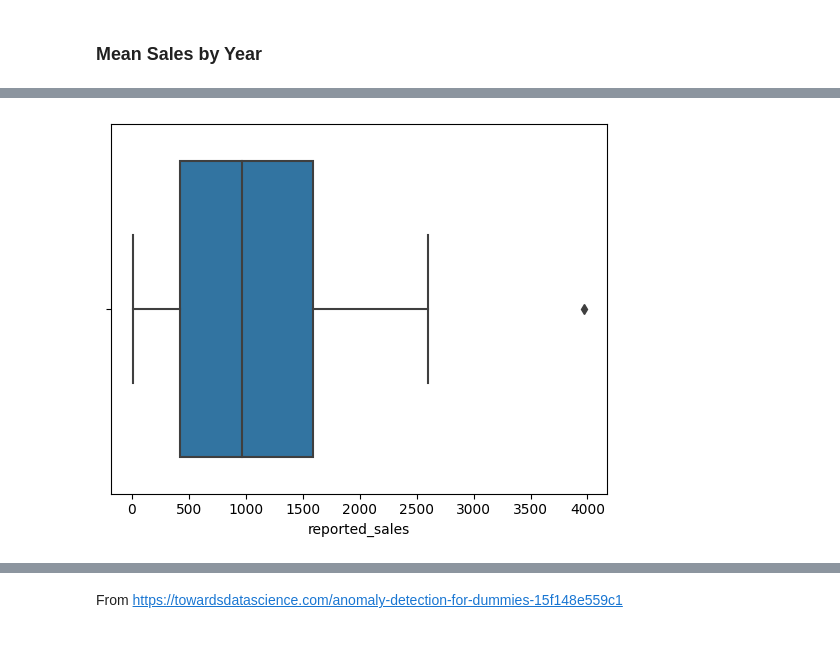
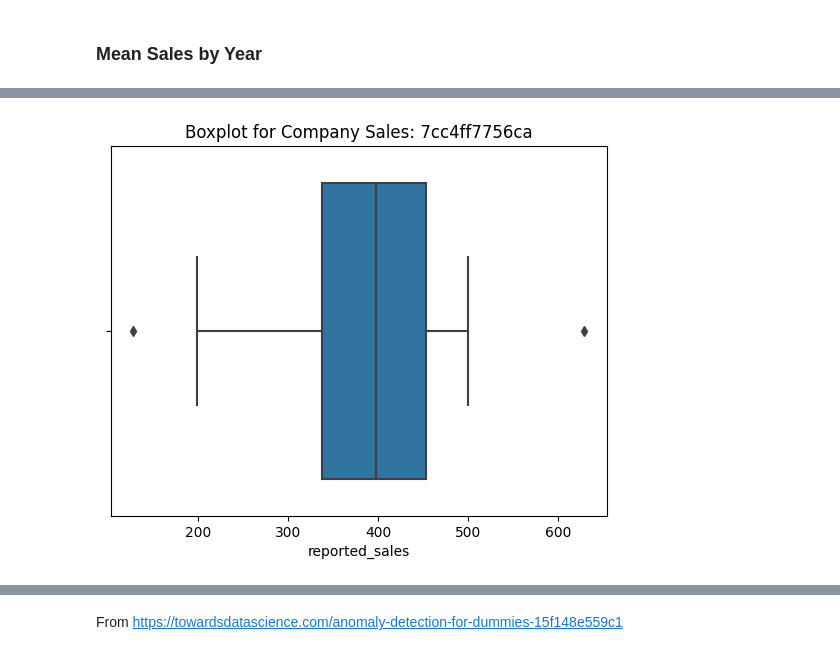
Before and after one commit to rohan-r-kulkarni/wellington_anomaly_detection, a Jupyter notebook: eda/sales_eda.ipynb, the cells around one changed output, grey strips where cells are left out. Saved outputs shown, nothing was run; the diff lists cells and outputs as text; code cells hidden in the pictures.

```diff
--- a/eda/sales_eda.ipynb
+++ b/eda/sales_eda.ipynb
@@ -122,10 +123,11 @@ sales_ymean(companies[0])
 def sales_boxplot(company):
     plot_data = data.loc[data.symbol == company, ["years", "reported_sales"]]
     ax = sns.boxplot(x = plot_data["reported_sales"])
+    plt.title("Boxplot for Company Sales: " + company)
 # %%
-sales_boxplot(companies[30])
+sales_boxplot(companies[4])
 # %% [output]
-[figure, old version]
+[figure, new version]
 # %%
 def sales_acf(company):
     plot_data = data.loc[data.symbol == company, ["years", "reported_sales"]]
```
Also changed, not shown: parts of 17 cells of this notebook.
